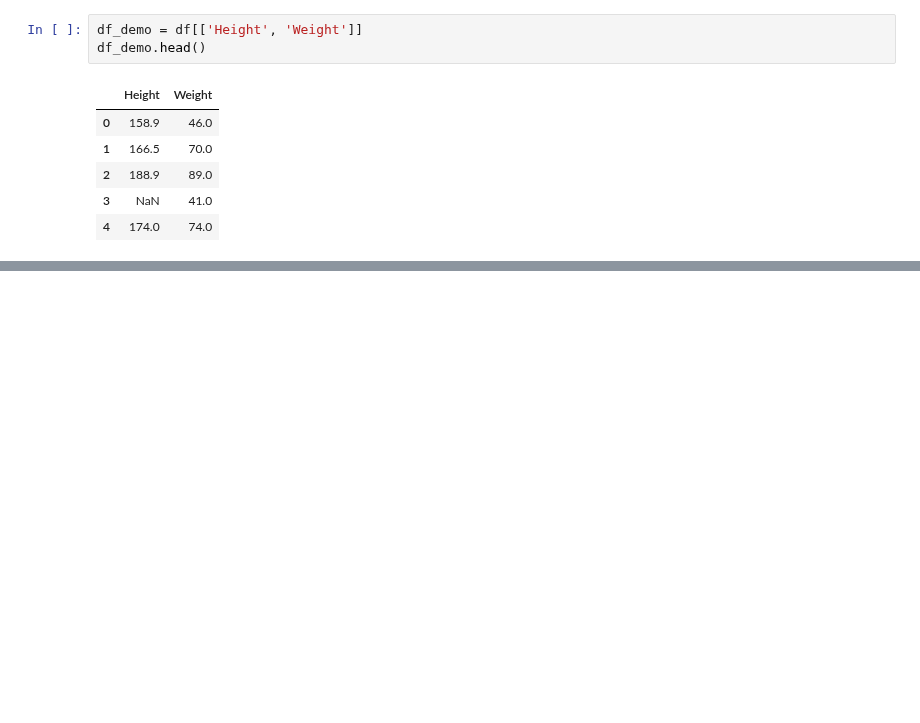
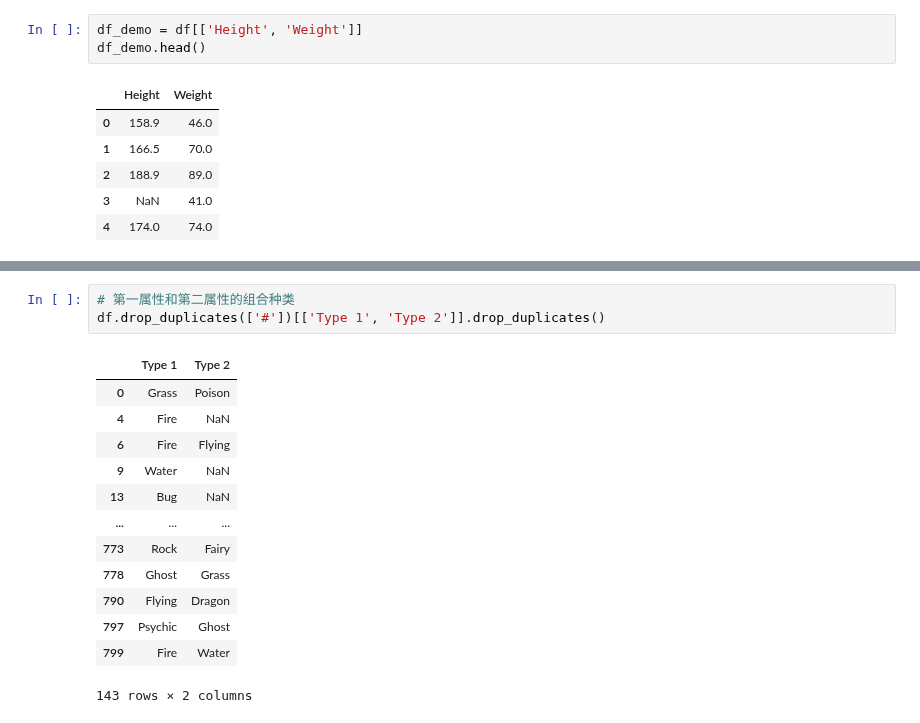
Before and after one commit to backtraxe/tutorials, a Jupyter notebook: pandas基础.ipynb, the cells around one changed output, grey strips where cells are left out. Cells and saved outputs as stored; diff of their text form; blank space fills up the shorter version.

```diff
--- a/pandas基础.ipynb
+++ b/pandas基础.ipynb
@@ -729,0 +941,17 @@ dtype: float64
+# %%
+# 第一属性和第二属性的组合种类
+df.drop_duplicates(['#'])[['Type 1', 'Type 2']].drop_duplicates()
+# %% [output]
+|  | Type 1 | Type 2 |
+| 0 | Grass | Poison |
+| 4 | Fire | NaN |
+| 6 | Fire | Flying |
+| 9 | Water | NaN |
+| 13 | Bug | NaN |
+| ... | ... | ... |
+| 773 | Rock | Fairy |
+| 778 | Ghost | Grass |
+| 790 | Flying | Dragon |
+| 797 | Psychic | Ghost |
+| 799 | Fire | Water |
+143 rows × 2 columns
```
Also changed, not shown: parts of 32 cells of this notebook, 1 other file.
